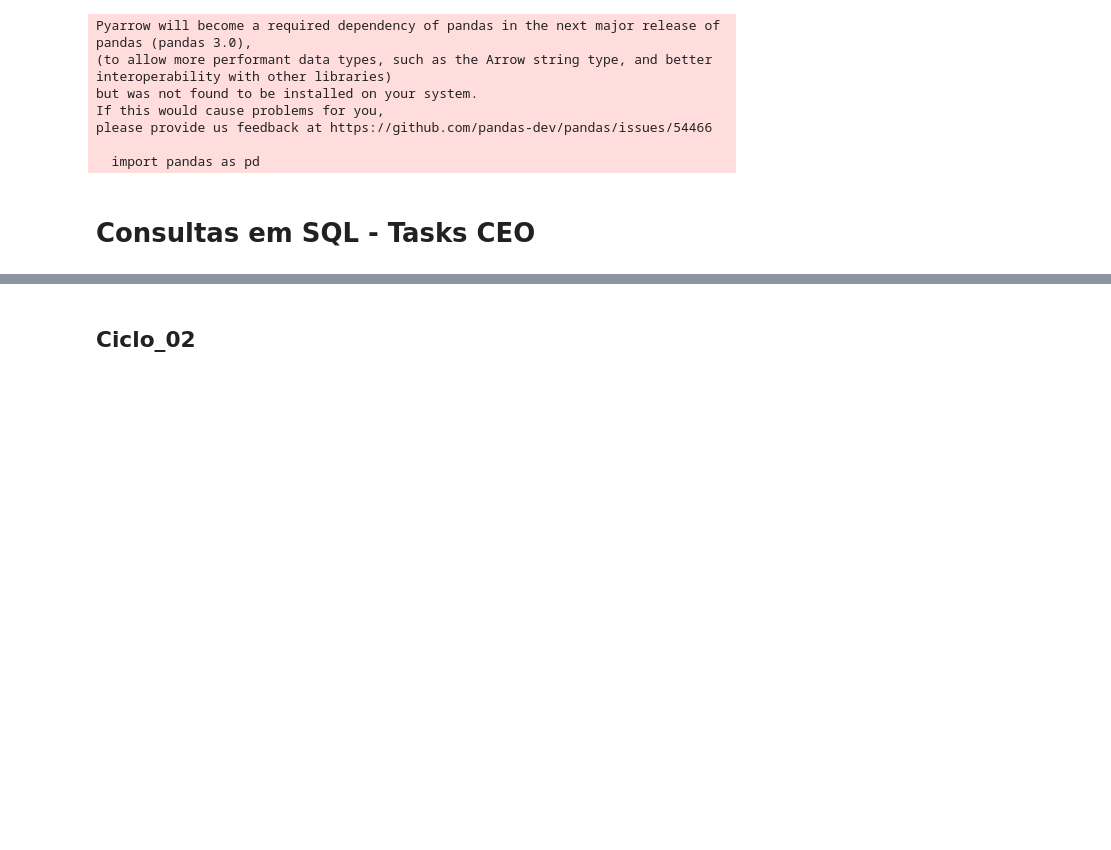
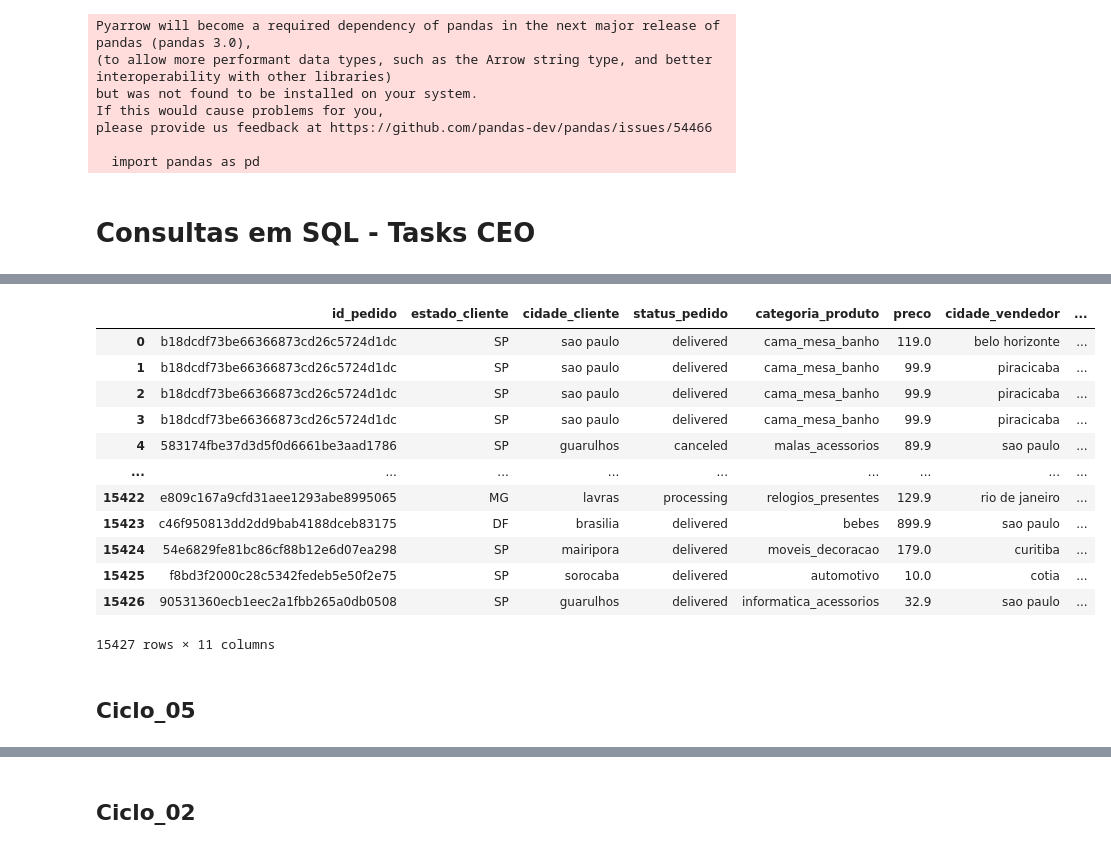
Before and after one commit to C41m/C41m-sql_ecommerce, a Jupyter notebook: sql.ipynb, the cells around one changed output, grey strips where cells are left out. Cells and saved outputs as stored; diff of their text form; code cells hidden in the pictures; blank space fills up the shorter version.

```diff
--- a/sql.ipynb
+++ b/sql.ipynb
@@ -242,0 +285,48 @@ display(df)
+# %%
+cursor.execute(
+  """
+SELECT
+  o.order_id AS id_pedido,
+  c.customer_state AS estado_cliente,
+  c.customer_city AS cidade_cliente,
+  o.order_status AS status_pedido,
+  p.product_category_name AS categoria_produto,
+  oi.price AS preco,
+  s.seller_city AS cidade_vendedor,
+  s.seller_state AS estado_vendedor,
+  o.order_approved_at AS data_aprovacao,
+  op.payment_type AS tipo_pagamento,
+  ore.review_score AS nota_produto
+FROM
+  orders o
+  INNER JOIN customer c ON (o.customer_id = c.customer_id)
+  INNER JOIN order_items oi ON (o.order_id = oi.order_id)
+  INNER JOIN products p ON (oi.product_id = p.product_id)
+  INNER JOIN sellers s ON (oi.seller_id = s.seller_id)
+  INNER JOIN order_payments op ON (o.order_id = op.order_id)
+  INNER JOIN order_reviews ore ON (o.order_id = ore.order_id)
+WHERE
+  ore.review_score = 1
+  """
+)
+rows = cursor.fetchall()
+
+df = pd.DataFrame(rows, columns=["id_pedido", "estado_cliente", "cidade_cliente", "status_pedido", "categoria_produto", "preco", "cidade_vendedor", "estado_vendedor", "data_aprovacao", "tipo_pagamento", "nota_produto"])
+
+display(df)
+# %% [output]
+|  | id_pedido | estado_cliente | cidade_cliente | status_pedido | categoria_produto | preco | cidade_vendedor | ... |
+| 0 | b18dcdf73be66366873cd26c5724d1dc | SP | sao paulo | delivered | cama_mesa_banho | 119.0 | belo horizonte | ... |
+| 1 | b18dcdf73be66366873cd26c5724d1dc | SP | sao paulo | delivered | cama_mesa_banho | 99.9 | piracicaba | ... |
+| 2 | b18dcdf73be66366873cd26c5724d1dc | SP | sao paulo | delivered | cama_mesa_banho | 99.9 | piracicaba | ... |
+| 3 | b18dcdf73be66366873cd26c5724d1dc | SP | sao paulo | delivered | cama_mesa_banho | 99.9 | piracicaba | ... |
+| 4 | 583174fbe37d3d5f0d6661be3aad1786 | SP | guarulhos | canceled | malas_acessorios | 89.9 | sao paulo | ... |
+| ... | ... | ... | ... | ... | ... | ... | ... | ... |
+| 15422 | e809c167a9cfd31aee1293abe8995065 | MG | lavras | processing | relogios_presentes | 129.9 | rio de janeiro | ... |
+| 15423 | c46f950813dd2dd9bab4188dceb83175 | DF | brasilia | delivered | bebes | 899.9 | sao paulo | ... |
+| 15424 | 54e6829fe81bc86cf88b12e6d07ea298 | SP | mairipora | delivered | moveis_decoracao | 179.0 | curitiba | ... |
+| 15425 | f8bd3f2000c28c5342fedeb5e50f2e75 | SP | sorocaba | delivered | automotivo | 10.0 | cotia | ... |
+| 15426 | 90531360ecb1eec2a1fbb265a0db0508 | SP | guarulhos | delivered | informatica_acessorios | 32.9 | sao paulo | ... |
+15427 rows × 11 columns
+# %% [markdown]
+## Ciclo_05
```
Also changed, not shown: parts of 169 cells of this notebook, 1 other file.
